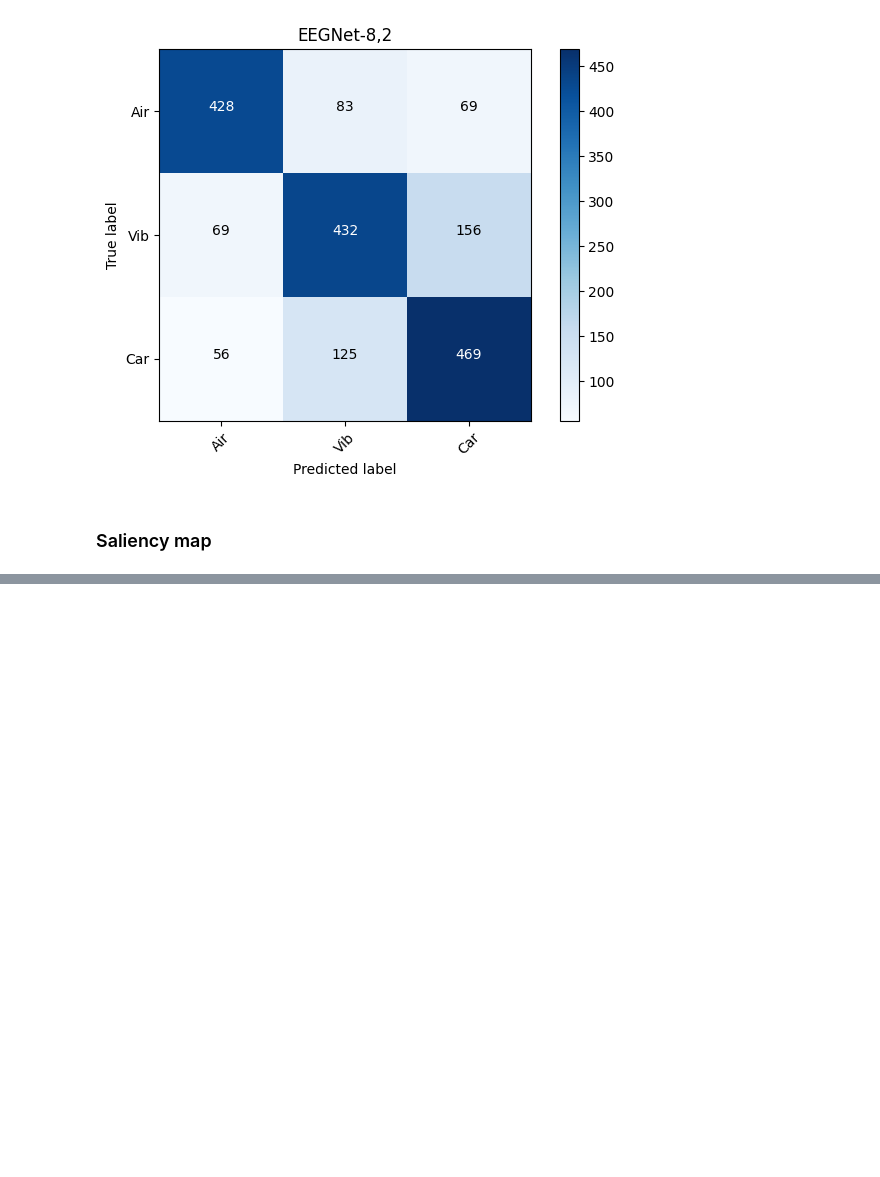
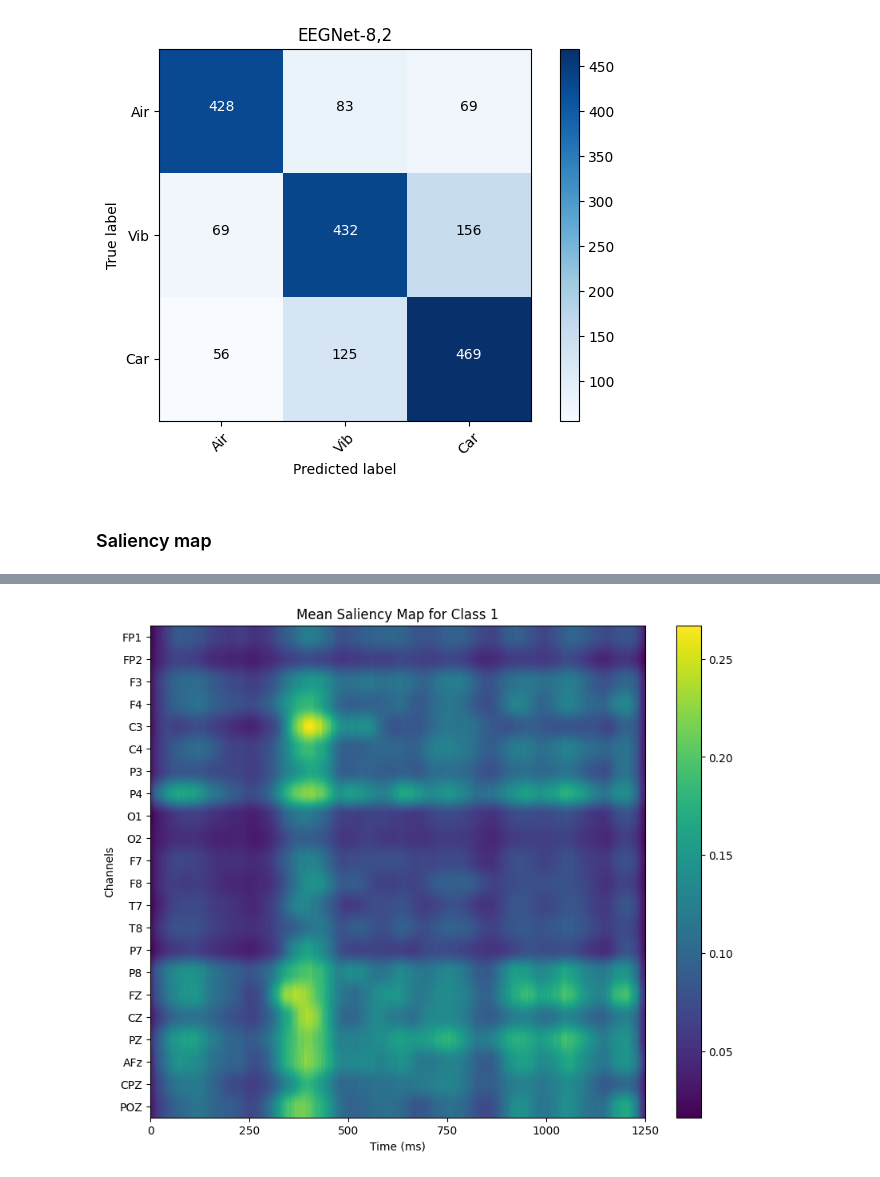
Before and after one commit to LukeCepza/MasterThesis, a Jupyter notebook: scripts/Processing/NNClassification/EEGNET/HyperTuneModeler3classEucC3.ipynb, the cells around one changed output, grey strips where cells are left out. Drawn from its saved outputs; the diff is of its cells as text; code cells hidden in the pictures; blank space fills up the shorter version.

```diff
--- a/scripts/Processing/NNClassification/EEGNET/HyperTuneModeler3classEucC3.ipynb
+++ b/scripts/Processing/NNClassification/EEGNET/HyperTuneModeler3classEucC3.ipynb
@@ -848,0 +835,82 @@ Your kernel may have been built without NUMA support.
+# %%
+import numpy as np
+import matplotlib.pyplot as plt
+from tf_keras_vis.saliency import Saliency
+from tf_keras_vis.utils.scores import CategoricalScore
+from tf_keras_vis.utils.model_modifiers import ReplaceToLinear
+from tensorflow.keras import backend as K
+import pickle
+
+# Replace 'your_file.pkl' with the path to your pickle file
+filepath = '/mnt/d/sharegit/MasterThesis_data/' + model_name + '/modelFittedHyperParam.pkl'
+
+with open(filepath, 'rb') as f:
+    data = pickle.load(f)
+
+fittedModel_hp = data['fittedModel']
+model_hp = data['model']
+
+# load optimal weights
+model_hp.load_weights('/mnt/d/sharegit/MasterThesis_data/' + model_name + '/checkpoint_hyperparam.h5')
+
+# Channel mapping
+channel_mapping = {
+    0: 1,  # 'FP2'
+    1: 11,  # 'F8'
+    2: 19,  # 'AFz'
+    3: 3,  # 'F4'
+    4: 10,  # 'F7'
+    5: 0,  # 'FP1'
+    6: 16,  # 'FZ'
+    7: 12,  # 'T7'
+    8: 2,  # 'F3'
+    9: 4,  # 'C3'
+    10: 6,  # 'P3'
+    11: 17,  # 'CZ'
+    12: 14,  # 'P7'
+    13: 8,  # 'O1'
+    14: 20,  # 'CPZ'
+    15: 18,  # 'PZ'
+    16: 5,  # 'C4'
+    17: 21,  # 'POZ'
+    18: 7,  # 'P4'
+    19: 13,  # 'T8'
+    20: 9,  # 'O2'
+    21: 15  # 'P8'
+}
+
+# Order channels by the second number
+ordered_channels = sorted(channel_mapping.items(), key=lambda item: item[1])
+channel_labels = ['FP2', 'F8', 'AFz', 'F4', 'F7', 'FP1', 'FZ', 'T7', 'F3', 'C3', 'P3', 'CZ', 'P7', 'O1', 'CPZ', 'PZ', 'C4', 'POZ', 'P4', 'T8', 'O2', 'P8']
+ordered_channel_labels = [channel_labels[item[0]] for item in ordered_channels]
+
+# Define the score function to maximize the output for each class
+saliency = Saliency(model_hp, model_modifier=ReplaceToLinear(), clone=False)
+
+# Generate and plot saliency maps for each class
+for class_idx in range(3):
+    score = CategoricalScore(class_idx)
+    saliency_maps = saliency(score, X_test)
+
+    # Compute the mean saliency map for the class
+    mean_saliency_map = np.mean(saliency_maps, axis=0)
+
+    # Plot the mean saliency map
+    plt.figure(figsize=(10, 8))
+    plt.title(f'Mean Saliency Map for Class {class_idx + 1}')
+    plt.imshow(mean_saliency_map, cmap='viridis', aspect='auto')
+    plt.colorbar()
+    plt.xlabel('Time (ms)')
+    plt.ylabel('Channels')
+
+    # Set consistent x-ticks from 0 to 1250 ms
+    num_ticks = 6
+    time_ticks = np.linspace(0, 1250, num_ticks)
+    sample_ticks = np.linspace(0, X_test.shape[2], num_ticks)
+    plt.xticks(sample_ticks, [f'{int(t)}' for t in time_ticks])
+
+    # Set y-ticks based on ordered channels
+    plt.yticks(np.arange(len(ordered_channels)), ordered_channel_labels)
+
+    plt.show()
+# %% [output]
@@ -848,0 +934 @@ Your kernel may have been built without NUMA support.
+[figure, added]
```
Also changed, not shown: parts of 9 cells of this notebook, 13 other files.
